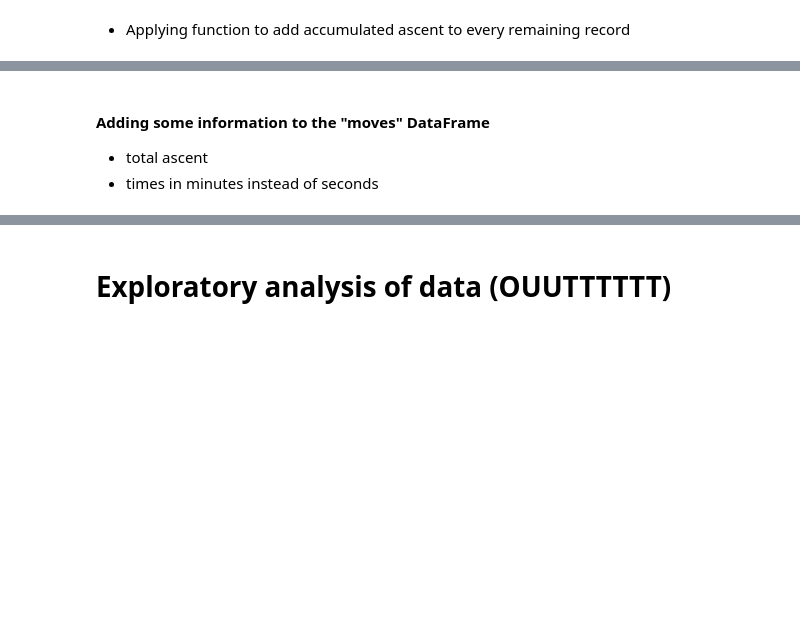
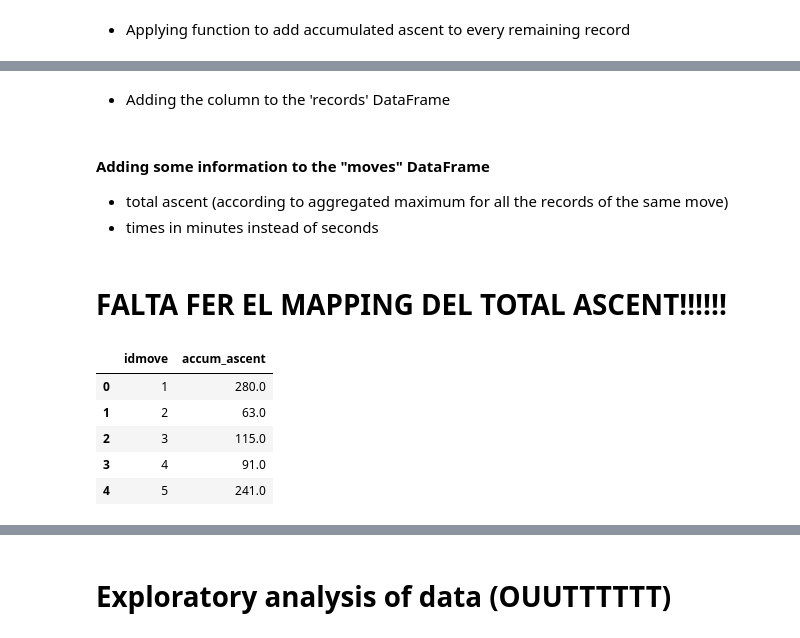
Before and after one commit to pausampietro/run_perfomance, a Jupyter notebook: 0. convert_export_data.ipynb, the cells around one changed output, grey strips where cells are left out. Drawn from its saved outputs; the diff is of its cells as text; code cells hidden in the pictures; blank space fills up the shorter version.

```diff
--- a/0. convert_export_data.ipynb
+++ b/0. convert_export_data.ipynb
@@ -253,3 +276,5 @@ len(records[records.altitude.isnull() | (records.speed.isnull())])
 # %% [markdown]
 * Applying function to add accumulated ascent to every remaining record
+# %%
+records.reset_index(drop=True, inplace=True)
 # %%
@@ -263,0 +293,2 @@ for i in range(1, len(records)):
+# %% [markdown]
+* Adding the column to the 'records' DataFrame
@@ -264,4 +297,6 @@ for i in range(1, len(records)):
 # %% [markdown]
 #### Adding some information to the "moves" DataFrame
-* total ascent
+* total ascent (according to aggregated maximum for all the records of the same move)
 * times in minutes instead of seconds
+# %% [markdown]
+# FALTA FER EL MAPPING DEL TOTAL ASCENT!!!!!!
@@ -267,0 +305,9 @@ for i in range(1, len(records)):
+# %%
+accum_ascent.head()
+# %% [output]
+|  | idmove | accum_ascent |
+| 0 | 1 | 280.0 |
+| 1 | 2 | 63.0 |
+| 2 | 3 | 115.0 |
+| 3 | 4 | 91.0 |
+| 4 | 5 | 241.0 |
```
Also changed, not shown: parts of 23 cells of this notebook, 2 other files.
